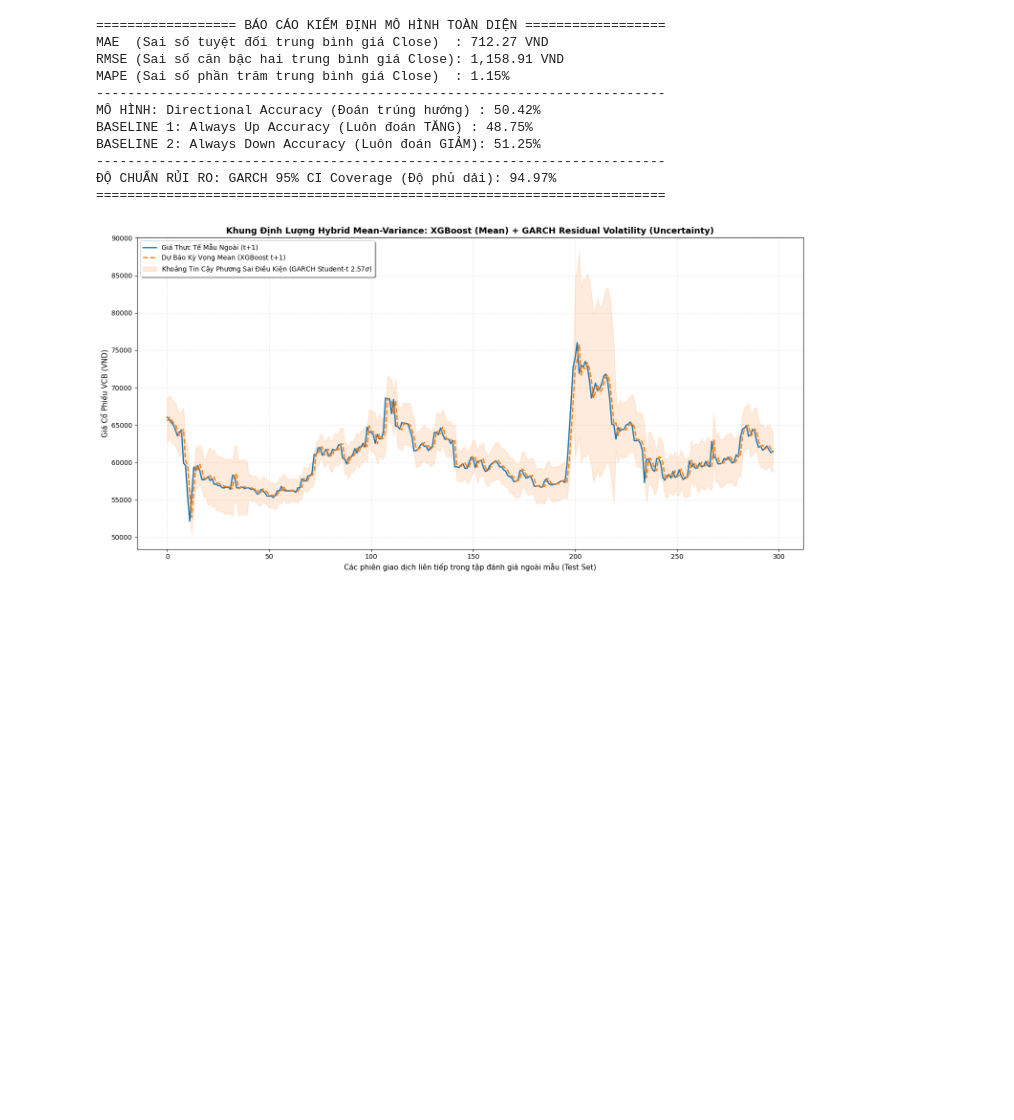
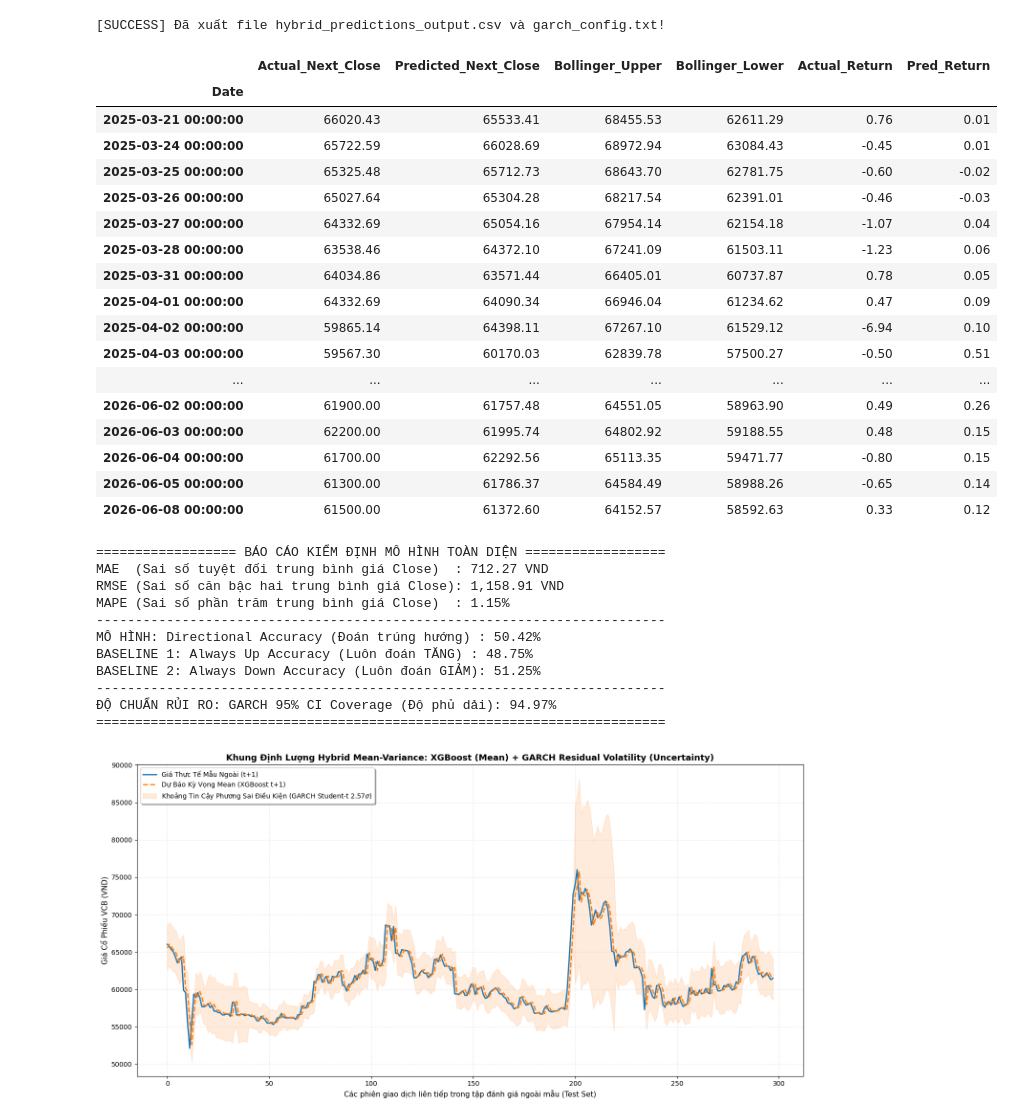
Before and after one commit to dinhhuy410/ADY201m_Final_Project, a Jupyter notebook: Training_XGBoost.ipynb, the cells around one changed output. Cells and saved outputs as stored; diff of their text form; code cells hidden in the pictures; blank space fills up the shorter version.

```diff
--- a/Training XGBoost.ipynb
+++ b/Training_XGBoost.ipynb
@@ -165,3 +192,58 @@ print("[SUCCESS] Da hoan thanh tinh toan va xuat file: hybrid_predictions_output
+# %%
+# [Cell 5] ============================================================
+# RESULT VISUALIZATION & EXPORT
+# =====================================================================
+# 1. Khôi phục giá tuyệt đối
+pred_test_returns = xgb_model.predict(X_test)
+actual_close_base = df['Close'].loc[X_test.index]
+actual_next_close = df['Close'].shift(-1).loc[X_test.index]
+
+predicted_next_close = actual_close_base * (1 + pred_test_returns / 100)
+bollinger_upper_pred = actual_close_base * (1 + (pred_test_returns + critical_value * test_volatility) / 100)
+bollinger_lower_pred = actual_close_base * (1 + (pred_test_returns - critical_value * test_volatility) / 100)
+
+# 2. Đóng gói kết quả
+output_df = pd.DataFrame({
+    'Actual_Next_Close': actual_next_close,
+    'Predicted_Next_Close': predicted_next_close,
+    'Bollinger_Upper': bollinger_upper_pred,
+    'Bollinger_Lower': bollinger_lower_pred,
+    'Actual_Return': y_test,
+    'Pred_Return': pred_test_returns
+}, index=X_test.index)
+
+# Loại bỏ phần tử cuối do chưa có tương lai để đối chứng
+output_df.dropna(subset=['Actual_Next_Close'], inplace=True)
+
+# 3. Xuất file
+output_df.to_csv('hybrid_predictions_output.csv')
+with open('garch_config.txt', 'w') as f:
+    f.write(f"{critical_value}")
+
+print("[SUCCESS] Đã xuất file hybrid_predictions_output.csv và garch_config.txt!")
+
+# 4. Hiển thị bảng kết quả tương tác (sử dụng styling của Pandas)
+display(output_df.style.format("{:.2f}").background_gradient(cmap='viridis', subset=['Pred_Return']))
+# %% [output]
+[SUCCESS] Đã xuất file hybrid_predictions_output.csv và garch_config.txt!
+|  | Actual_Next_Close | Predicted_Next_Close | Bollinger_Upper | Bollinger_Lower | Actual_Return | Pred_Return |
+| Date |  |  |  |  |  |  |
+| 2025-03-21 00:00:00 | 66020.43 | 65533.41 | 68455.53 | 62611.29 | 0.76 | 0.01 |
+| 2025-03-24 00:00:00 | 65722.59 | 66028.69 | 68972.94 | 63084.43 | -0.45 | 0.01 |
+| 2025-03-25 00:00:00 | 65325.48 | 65712.73 | 68643.70 | 62781.75 | -0.60 | -0.02 |
+| 2025-03-26 00:00:00 | 65027.64 | 65304.28 | 68217.54 | 62391.01 | -0.46 | -0.03 |
+| 2025-03-27 00:00:00 | 64332.69 | 65054.16 | 67954.14 | 62154.18 | -1.07 | 0.04 |
+| 2025-03-28 00:00:00 | 63538.46 | 64372.10 | 67241.09 | 61503.11 | -1.23 | 0.06 |
+| 2025-03-31 00:00:00 | 64034.86 | 63571.44 | 66405.01 | 60737.87 | 0.78 | 0.05 |
+| 2025-04-01 00:00:00 | 64332.69 | 64090.34 | 66946.04 | 61234.62 | 0.47 | 0.09 |
+| 2025-04-02 00:00:00 | 59865.14 | 64398.11 | 67267.10 | 61529.12 | -6.94 | 0.10 |
+| 2025-04-03 00:00:00 | 59567.30 | 60170.03 | 62839.78 | 57500.27 | -0.50 | 0.51 |
+| ... | ... | ... | ... | ... | ... | ... |
+| 2026-06-02 00:00:00 | 61900.00 | 61757.48 | 64551.05 | 58963.90 | 0.49 | 0.26 |
+| 2026-06-03 00:00:00 | 62200.00 | 61995.74 | 64802.92 | 59188.55 | 0.48 | 0.15 |
+| 2026-06-04 00:00:00 | 61700.00 | 62292.56 | 65113.35 | 59471.77 | -0.80 | 0.15 |
+| 2026-06-05 00:00:00 | 61300.00 | 61786.37 | 64584.49 | 58988.26 | -0.65 | 0.14 |
+| 2026-06-08 00:00:00 | 61500.00 | 61372.60 | 64152.57 | 58592.63 | 0.33 | 0.12 |
 # %%
 import pandas as pd
 import numpy as np
```
Also changed, not shown: parts of 9 cells of this notebook, 3 other files.
